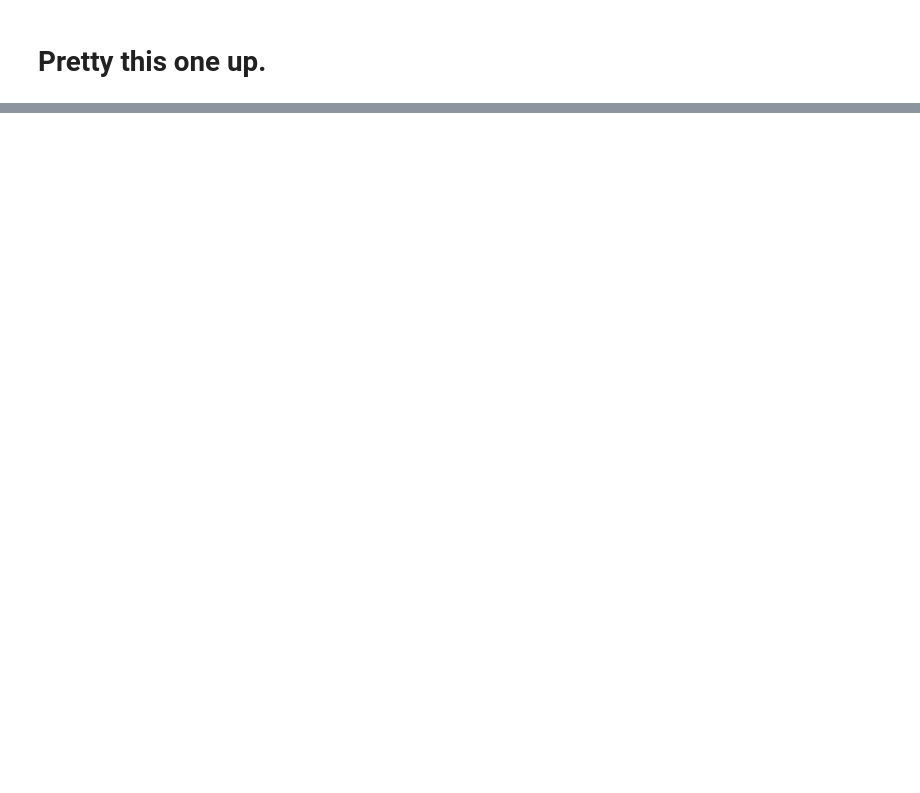
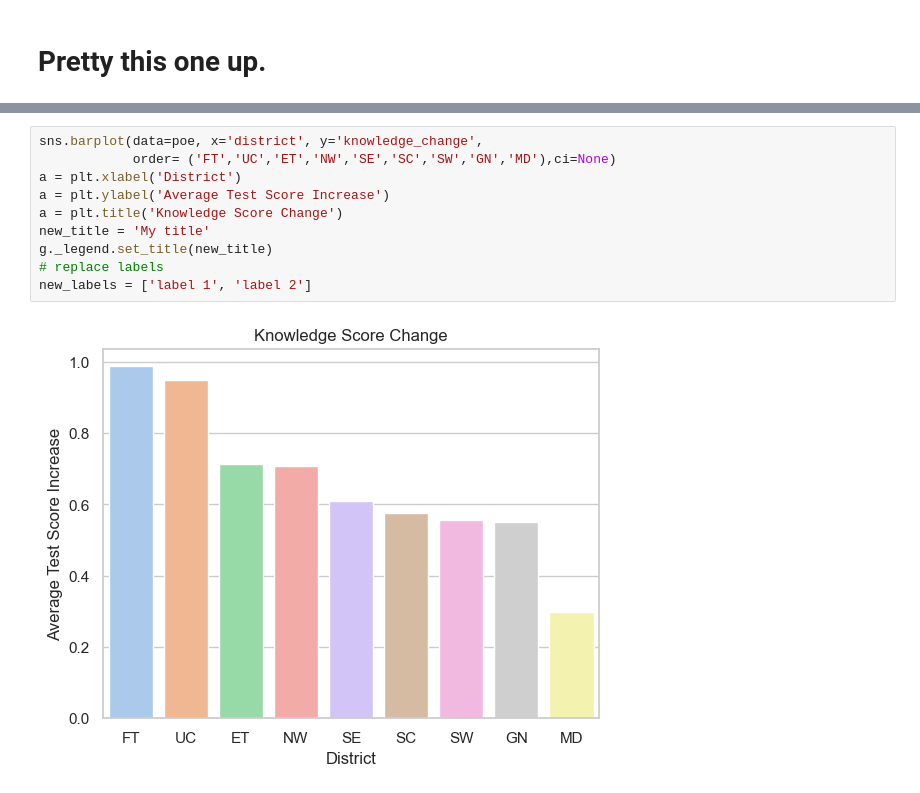
Before and after one commit to jwhankins177/Tennessee-Early-Intervention-System, a Jupyter notebook: notebooks/JH_notebook_CB.ipynb, the cells around one changed output, grey strips where cells are left out. Cells and saved outputs as stored; diff of their text form; blank space fills up the shorter version.

```diff
--- a/notebooks/JH_notebook_CB.ipynb
+++ b/notebooks/JH_notebook_CB.ipynb
@@ -205,0 +668,12 @@ sns.barplot(data=poe, x='district', y='app_action_change',\
+# %%
+sns.barplot(data=poe, x='district', y='knowledge_change',
+            order= ('FT','UC','ET','NW','SE','SC','SW','GN','MD'),ci=None)
+a = plt.xlabel('District')
+a = plt.ylabel('Average Test Score Increase')
+a = plt.title('Knowledge Score Change')
+new_title = 'My title'
+g._legend.set_title(new_title)
+# replace labels
+new_labels = ['label 1', 'label 2']
+# %% [output]
+[figure, added]
```
Also changed, not shown: parts of 51 cells of this notebook, 1 other file.
